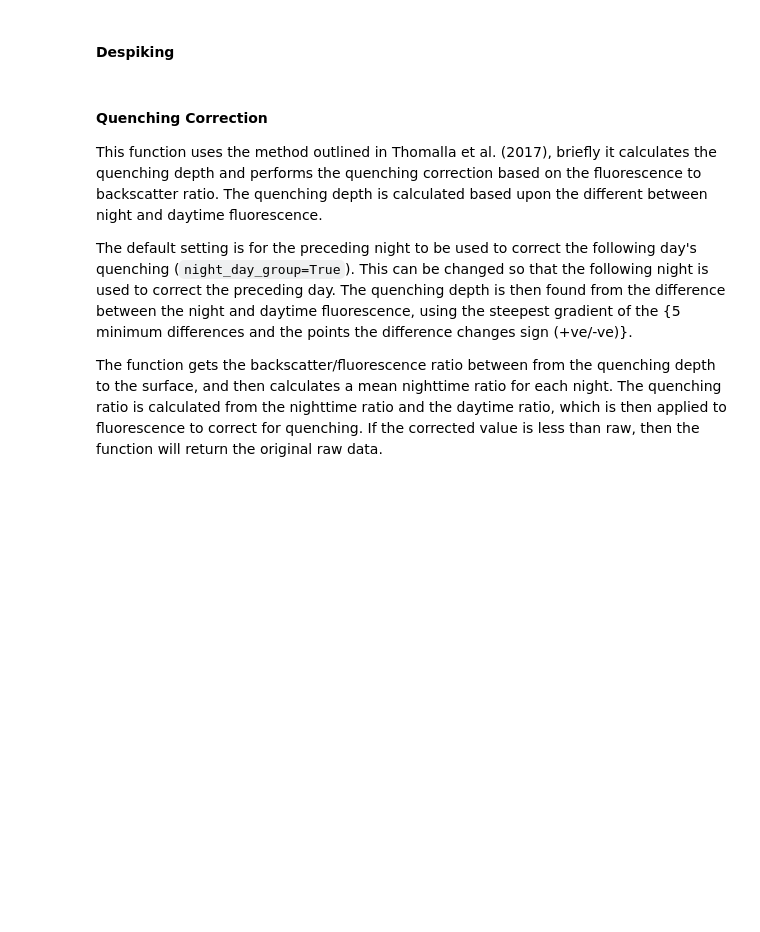
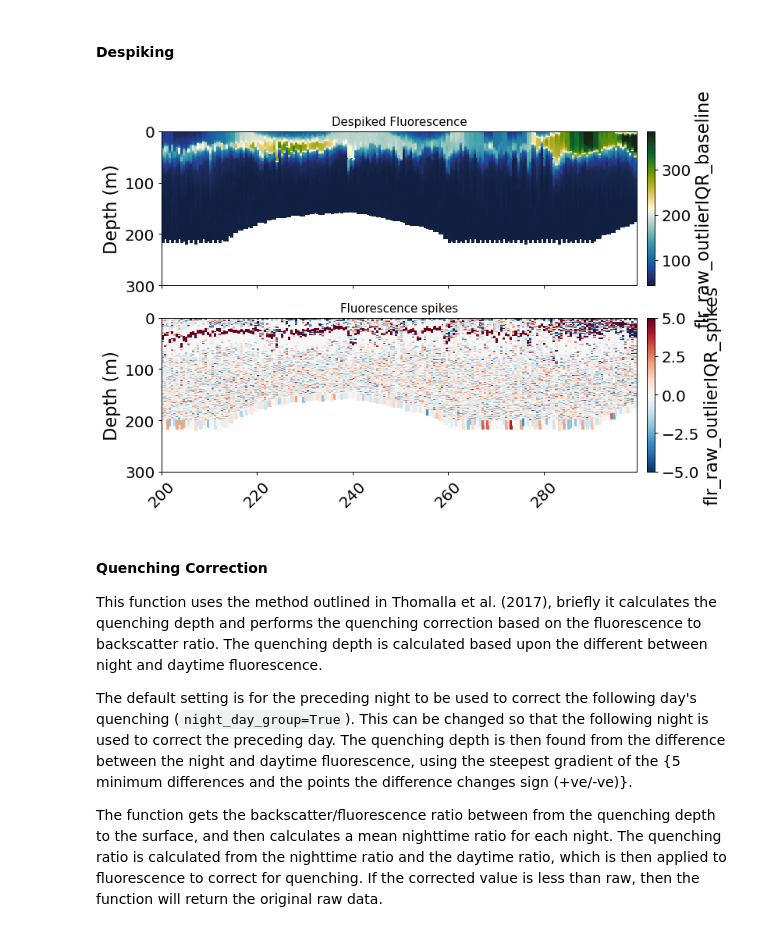
Before and after one commit to callumrollo/GliderTools, a Jupyter notebook: notebooks/Demo_GT-Vigo.ipynb, the cells around one changed output. Cells and saved outputs as stored; diff of their text form; code cells hidden in the pictures; blank space fills up the shorter version.

```diff
--- a/notebooks/Demo_GT-Vigo.ipynb
+++ b/notebooks/Demo_GT-Vigo.ipynb
@@ -835,20 +846,22 @@ show()
 # %% [markdown]
 #### Despiking
 # %%
-flr_base, flr_spikes = gt.cleaning.despike(flr_dark, 11, spike_method='median')
+flr_base, flr_spikes = gt.cleaning.despike(flr_iqr, 11, spike_method='median')
 
 fig, ax = plt.subplots(2, 1, figsize=[9, 6], sharex=True, dpi=90)
 
 gt.plot(x, y, flr_base, cmap=cmo.delta, ax=ax[0], robust=True)
 gt.plot(x, y, flr_spikes, cmap=cm.RdBu_r, ax=ax[1], vmin=-5, vmax=5)
 
 [a.set_xlabel('') for a in ax]
 [a.set_ylim(300, 0) for a in ax]
 
 ax[0].set_title('Despiked Fluorescence')
 ax[1].set_title('Fluorescence spikes')
 
 plt.show()
+# %% [output]
+[figure, added]
 # %% [markdown]
 #### Quenching Correction
 
```
Also changed, not shown: parts of 19 cells of this notebook, 4 other files.
